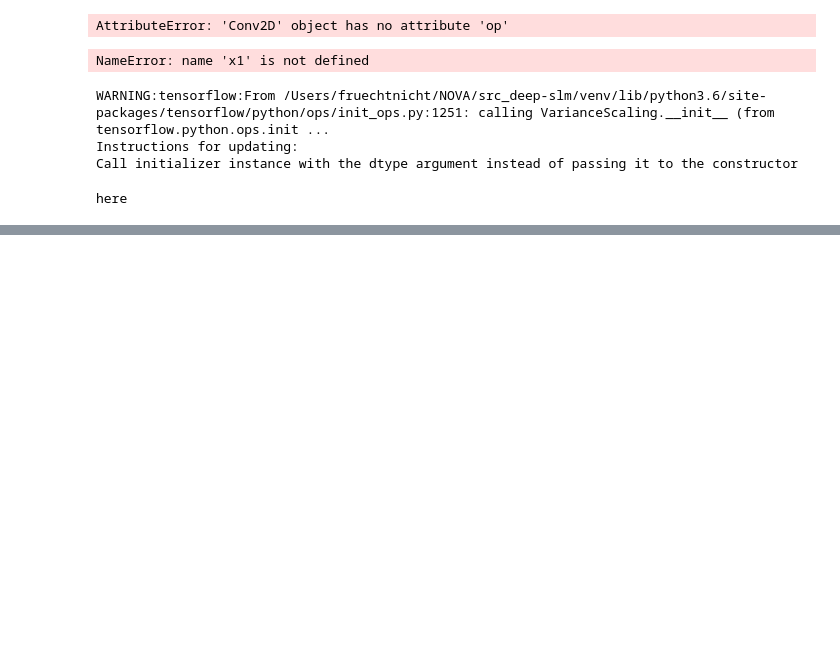
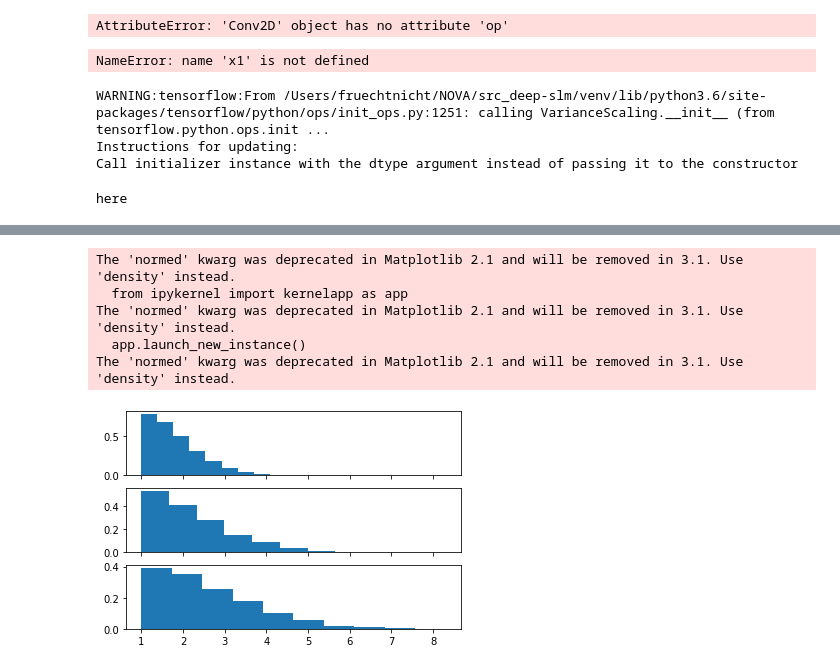
Before and after one commit to lfruechtnicht/Deep-SLM, a Jupyter notebook: test.ipynb, the cells around one changed output, grey strips where cells are left out. Drawn from its saved outputs; the diff is of its cells as text; code cells hidden in the pictures; blank space fills up the shorter version.

```diff
--- a/test.ipynb
+++ b/test.ipynb
@@ -69,0 +108,26 @@ outputs =outputs(x(inputs))
+# %%
+from scipy.stats import truncnorm
+
+def get_truncated_normal(mean=0, sd=1, low=0, upp=10):
+    return truncnorm(
+        (low - mean) / sd, (upp - mean) / sd, loc=mean, scale=sd)
+
+X = get_truncated_normal(mean=1, sd=1, low=1, upp=10)
+int(X.rvs())
+X1 = get_truncated_normal(mean=1, sd=1, low=1, upp=10)
+X2 = get_truncated_normal(mean=1, sd=1.5, low=1, upp=10)
+X3 = get_truncated_normal(mean=1, sd=2, low=1, upp=10)
+
+import matplotlib.pyplot as plt
+fig, ax = plt.subplots(3, sharex=True)
+ax[0].hist(X1.rvs(10000), normed=True)
+ax[1].hist(X2.rvs(10000), normed=True)
+ax[2].hist(X3.rvs(10000), normed=True)
+plt.show()
+# %% [output]
+The 'normed' kwarg was deprecated in Matplotlib 2.1 and will be removed in 3.1. Use 'density' instead.
+  from ipykernel import kernelapp as app
+The 'normed' kwarg was deprecated in Matplotlib 2.1 and will be removed in 3.1. Use 'density' instead.
+  app.launch_new_instance()
+The 'normed' kwarg was deprecated in Matplotlib 2.1 and will be removed in 3.1. Use 'density' instead.
+[figure, added]
```
Also changed, not shown: parts of 4 cells of this notebook, 3 other files.
